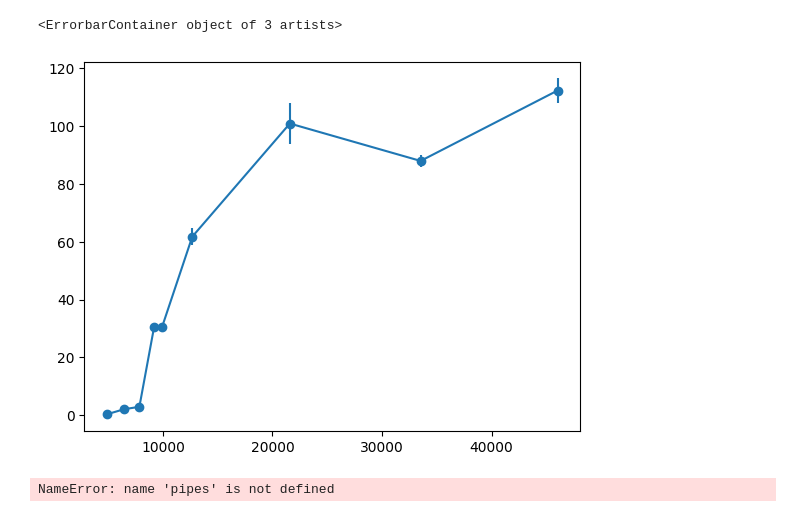
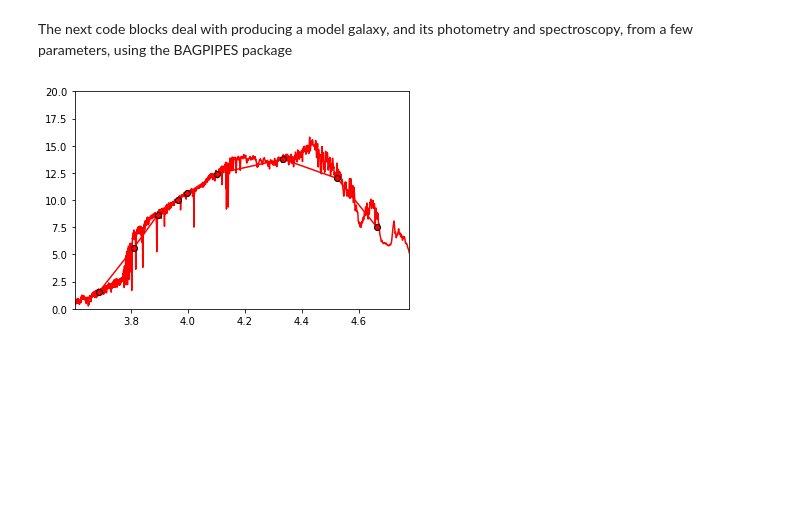
Before and after one commit to xbyrne/glq_mpia, a Jupyter notebook: sed_fitting/bagpipes/quasar_galaxy_fit.ipynb, the cells around one changed output. Cells and saved outputs as stored; diff of their text form; code cells hidden in the pictures; blank space fills up the shorter version.

```diff
--- a/sed_fitting/bagpipes/quasar_galaxy_fit.ipynb
+++ b/sed_fitting/bagpipes/quasar_galaxy_fit.ipynb
@@ -79,65 +89,77 @@ def load_grizYJKW12(ID):
-# %%
-eg_phot = load_grizYJKW12(sylt_ids[1])
-plt.errorbar(
-    eff_wavs,
-    eg_phot[:,0],
-    yerr=eg_phot[:,1],
-    marker='o'
-)
-# plt.xscale('log')
-# plt.ylim([0,1000])
-# %% [output]
-<ErrorbarContainer object of 3 artists>
-[figure, removed]
+# %% [markdown]
+The next code blocks deal with producing a model galaxy, and its photometry and spectroscopy, from a few parameters, using the BAGPIPES package
 # %%
 def package_model_components(t0,t1,mass,metallicity,dust_av,zgal):
+    """
+    Converts a series of galactic parameters into a model_components dictionary
+     with a constant star formation rate
+    """
     constant = {}  # Star formation - tophat function
     constant["age_max"] = t0 # Time since SF switched on: Gyr
-    constant["age_min"] = t1 # Time since SF switched off: Gyr
+    constant["age_min"] = t1 # Time since SF switched off: Gyr; t1<t0
     constant["massformed"] = mass # vary log_10(M*/M_solar) between 1 and 15
     constant["metallicity"] = metallicity # vary Z between 0 and 2.5 Z_oldsolar
 
     dust = {}  # Dust component
     dust["type"] = "Calzetti"  # Define the shape of the attenuation curve
     dust["Av"] = dust_av  # magnitudes
 
     nebular = {} # Nebular emission component
     nebular["logU"] = -3
 
     model_components = {}  # The model components dictionary
     model_components["redshift"] = zgal  # Observed redshift
     model_components["constant"] = constant
     model_components["dust"] = dust
     model_components["nebular"] = nebular
 
     return model_components
 
-model_components = package_model_components(0.,0.5,10,0.2,0.2,1)
-
+model_components = package_model_components(1,.5,10,0.2,0.2,.5) # Require t1<t0
 bagpipes_galaxy_model = pipes.model_galaxy(
     model_components,
     filt_list=filters_list,
-    phot_units="mujy",
-    spec_wavs=np.arange(6000., 50000., 5.)
+    spec_wavs=np.arange(4000., 60000., 5.)
 )
 
-def galaxy_BAGPIPES_photometry(t0,t1,mass,metallicity,dust_av,zgal):
-    model_components = package_model_components(
-        t0, t1, mass, metallicity, dust_av, zgal
-    )
-    bagpipes_galaxy_model.update(model_components)
-    return bagpipes_galaxy_model.photometry
-
 def galaxy_BAGPIPES_spectroscopy(t0,t1,mass,metallicity,dust_av,zgal):
+    """
+    Generates a galaxy spectrum, based on a range of parameters.
+    This assumes a constant star formation rate. Require t1<t0
+    Outputs are in AA, Jy
+    """
     model_components = package_model_components(t0, t1, mass, metallicity, dust_av, zgal)
     bagpipes_galaxy_model.update(model_components)
     wavs = bagpipes_galaxy_model.wavelengths # Rest frame
     flxs = bagpipes_galaxy_model.spectrum_full # ergscma
 
-    wavs*=(1+zgal)*u.AA # Redshifting
-    flxs*=(u.erg/u.s/(u.cm**2)/u.AA) * (wavs**2)/const.c # Converting F_lambda to F_nu
-    flxs=flxs.to(u.Jy).value*1e6 # muJy
+    wavs=wavs*u.AA*(1+zgal) # Redshifting
+    flxs=flxs*(u.erg/u.s/(u.cm**2)/u.AA)*(wavs**2)/const.c # Converting F_lambda to F_nu
+    flxs=flxs.to(u.Jy).value # Jy
     wavs=wavs.value # AA
     return wavs, flxs
+
+def spectrum_to_photometry(wavelengths, fluxes):
+    """
+    Converts a spectrum to a photometry in grizYJKW12, using pyphot.
+    Requires wavelengths to be in angstrom and fluxes to be in jansky
+    Returns a 9d vector of the magnitudes in each band, in muJy
+    """
+    wavelengths*=unit['AA']
+    fluxes*=unit['Jy']
+
+    band_flxs = np.zeros(len(filters_pyphot))
+    for i, band_name in enumerate(band_names):
+        band_flxs[i] = filters_pyphot[band_name].get_flux(wavelengths, fluxes) # Jy
+
+    return band_flxs*1e6 # muJy
+
+wavs, flxs = galaxy_BAGPIPES_spectroscopy(1,.5,10,0.2,0.2,.6)
+plt.plot(np.log10(wavs), flxs*1e6, c='r')
+band_flxs = spectrum_to_photometry(wavs, flxs)
+plt.plot(np.log10(eff_wavs), band_flxs, c='r',
+        marker='o', mec='k')
+plt.xlim(np.log10([4e3,6e4]))
+plt.ylim([0,20]);
 # %% [output]
-NameError: name 'pipes' is not defined
+[figure, added]
```
Also changed, not shown: parts of 15 cells of this notebook.
